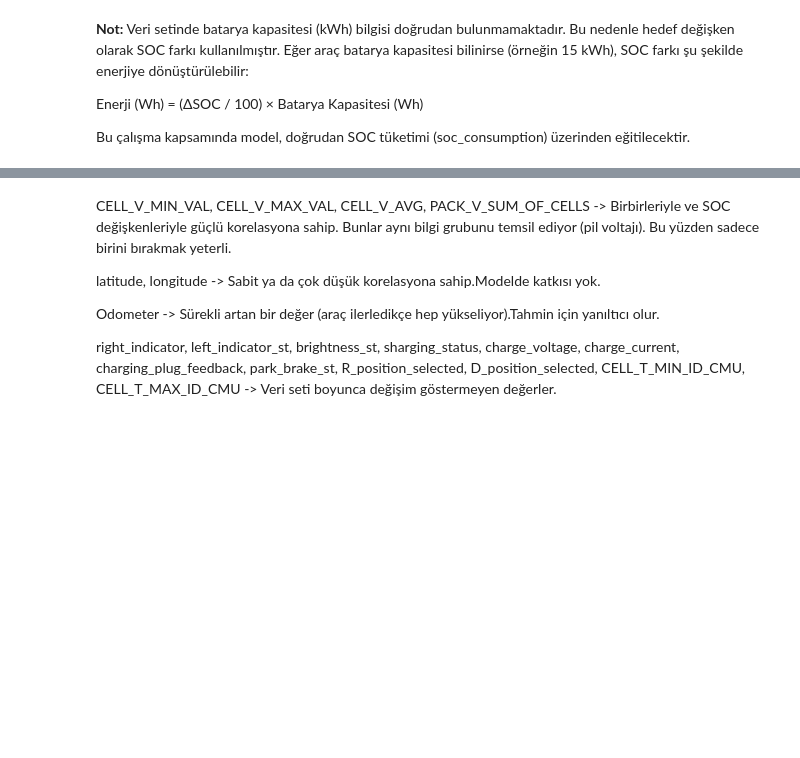
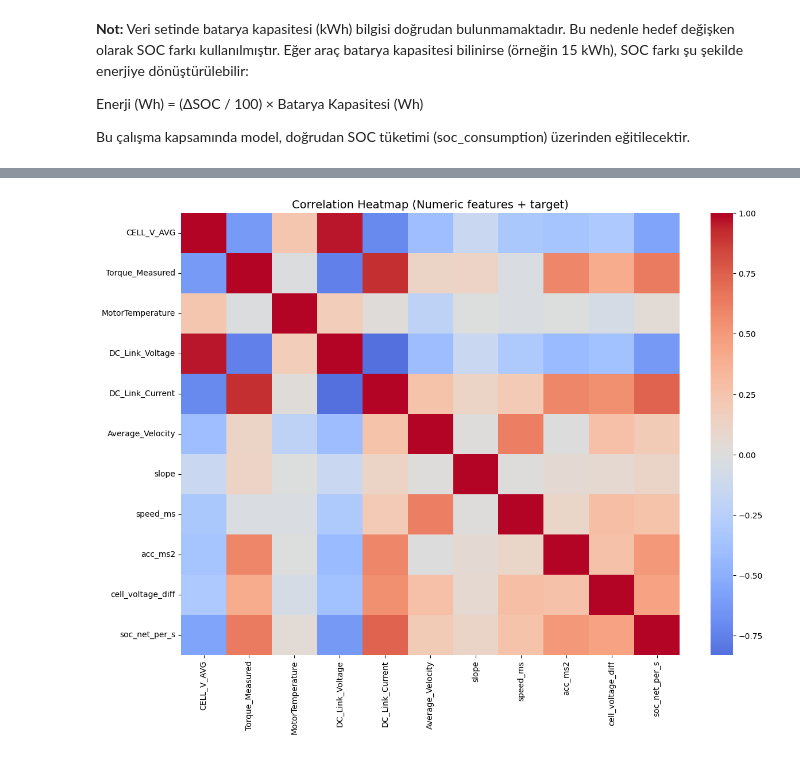
Before and after one commit to gmzdag/ev-energy-prediction, a Jupyter notebook: notebooks/ev_enerji_tuketimi_EDA.ipynb, the cells around one changed output, grey strips where cells are left out. Drawn from its saved outputs; the diff is of its cells as text; code cells hidden in the pictures; blank space fills up the shorter version.

Commit message:
Update EDA notebook and add prepared dataset for modeling

```diff
--- a/notebooks/ev_enerji_tuketimi_EDA.ipynb
+++ b/notebooks/ev_enerji_tuketimi_EDA.ipynb
@@ -240,15 +281,39 @@ for col in cat_cols:
 Analiz sonucunda enerji tüketimi ile anlamlı ilişkisi olan değişkenler seçilmiş,
 gereksiz veya sabit kalan değişkenler veri setinden çıkarılmıştır.
 # %%
+DROP_COLS = [
+    # zaman ve konum
+    "Time_Stamp", "latitude", "longitude", "altitude", "Odometer",
 
-DROP_COLS = [
-    "latitude", "longitude", "Odometer","right_indicator","left_indicator_st","brightness_st","charging_status",
-    "Torque_Request","direction","charge_voltage","charge_current","charging_plug_feedback","park_brake_st","R_position_selected","D_position_selected","CELL_T_MIN_ID_CMU","CELL_T_MAX_ID_CMU",
-    "PACK_Q_SOC_INTERNAL", "CELL_V_MIN_VAL", "CELL_V_MAX_VAL", "PACK_V_SUM_OF_CELLS"
+    # göstergeler ve kategorik kontrol değişkenleri
+    "right_indicator", "left_indicator_st", "brightness_st", "charging_status",
+    "charging_plug_feedback", "park_brake_st", "R_position_selected", "D_position_selected",
+
+    # şarj ile ilgili
+    "Torque_Request", "Charge_Voltage", "Charge_Current", "estimated_charging_time",
+
+    # hücre ve paket SOC/voltaj değerleri
+    "PACK_Q_SOC_INTERNAL", "PACK_Q_SOC_TRIMMED", "CELL_V_MIN_VAL", "CELL_V_MAX_VAL",
+    "PACK_V_SUM_OF_CELLS", "CELL_T_MIN_ID_CMU", "CELL_T_MAX_ID_CMU",
+
+    # ölçüm tekrarları
+    "vehicle_speed", "Speed_Measured", "Average Velocity",
+
+    # ortam ve sıcaklık
+    "cabin_temperature", "outdoor_temperature",
+
+    # türetilmiş / redundant değişkenler
+    "delta_alt", "delta_dist", "slope_calc", "delta_t",
+
+    # hedef ve türevleri
+    "SoC", "soc_cons_per_s", "soc_gain_per_s",
+
+    # enerji/kuvvet
+    "power_W", "energy_Wh", "cum_energy_Wh"
 ]
 
 # Temiz veri seti
 df_model = df.drop(columns=[c for c in DROP_COLS if c in df.columns], errors="ignore")
 
-print("Kalan sütunlar:", df_model.columns.tolist())
+df_model.info()
 # %% [output]
@@ -256,8 +337,11 @@ Kalan sütunlar: ['Time_Stamp', 'altitude', 'PACK_Q_SOC_TRIMMED', 'CELL_V_AVG',
-# %% [markdown]
-CELL_V_MIN_VAL, CELL_V_MAX_VAL, CELL_V_AVG, PACK_V_SUM_OF_CELLS -> Birbirleriyle ve SOC değişkenleriyle güçlü korelasyona sahip. Bunlar aynı bilgi grubunu temsil ediyor (pil voltajı). Bu yüzden sadece birini bırakmak yeterli.
-
-latitude, longitude -> Sabit ya da çok düşük korelasyona sahip.Modelde katkısı yok.
-
-Odometer -> Sürekli artan bir değer (araç ilerledikçe hep yükseliyor).Tahmin için yanıltıcı olur.
-
-right_indicator, left_indicator_st, brightness_st, sharging_status, charge_voltage, charge_current, charging_plug_feedback, park_brake_st, R_position_selected, D_position_selected, CELL_T_MIN_ID_CMU, CELL_T_MAX_ID_CMU -> Veri seti boyunca değişim göstermeyen değerler.
+# %%
+numeric_cols = df_model.select_dtypes(include=[np.number]).columns
+
+plt.figure(figsize=(14,10))
+corr = df_model[numeric_cols].corr()
+
+sns.heatmap(corr, cmap="coolwarm", center=0, annot=False, cbar=True)
+plt.title("Correlation Heatmap (Numeric features + target)", fontsize=14)
+plt.show()
+# %% [output]
+[figure, added]
```
Also changed, not shown: parts of 23 cells of this notebook, 3 other files.
